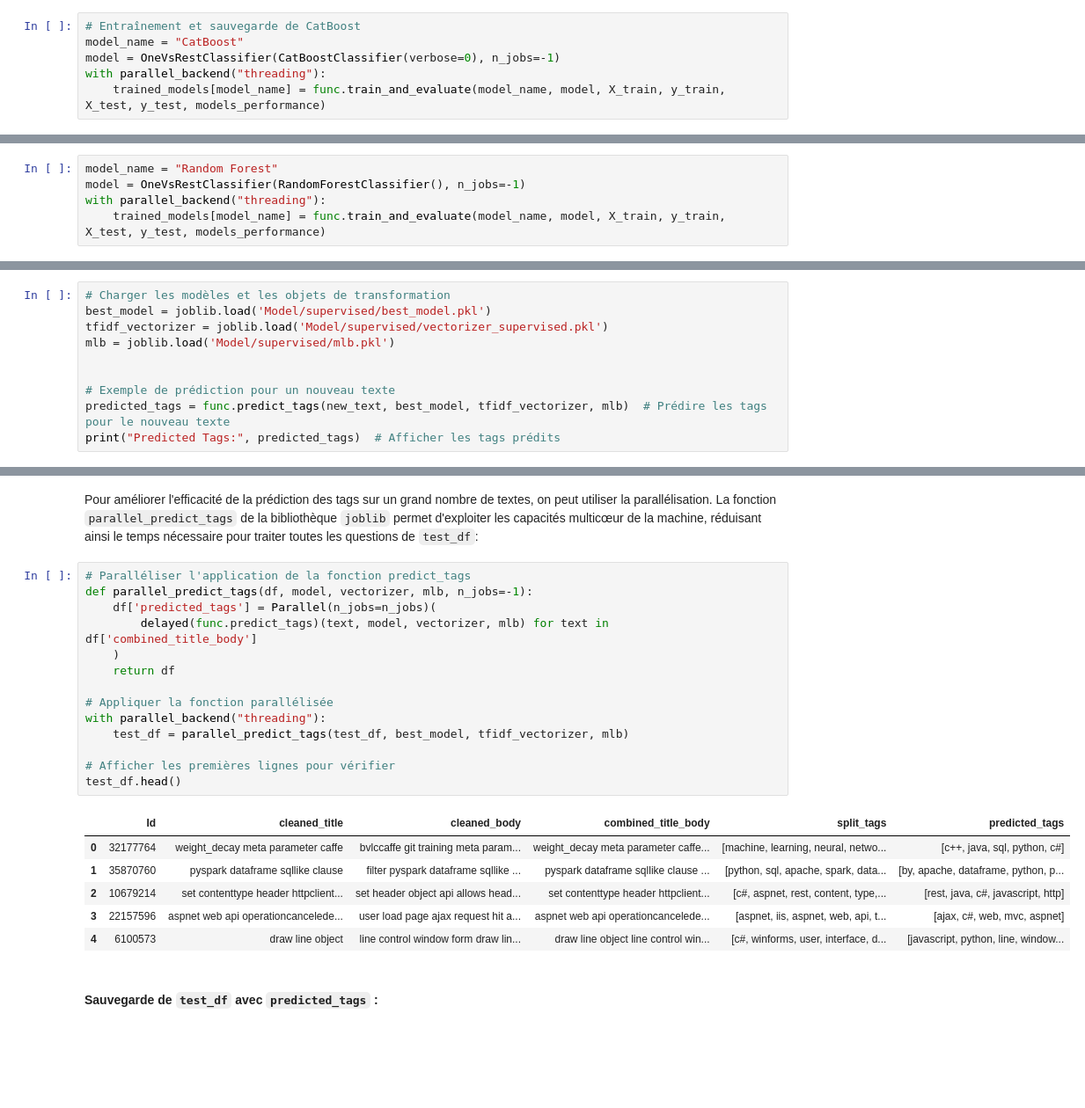
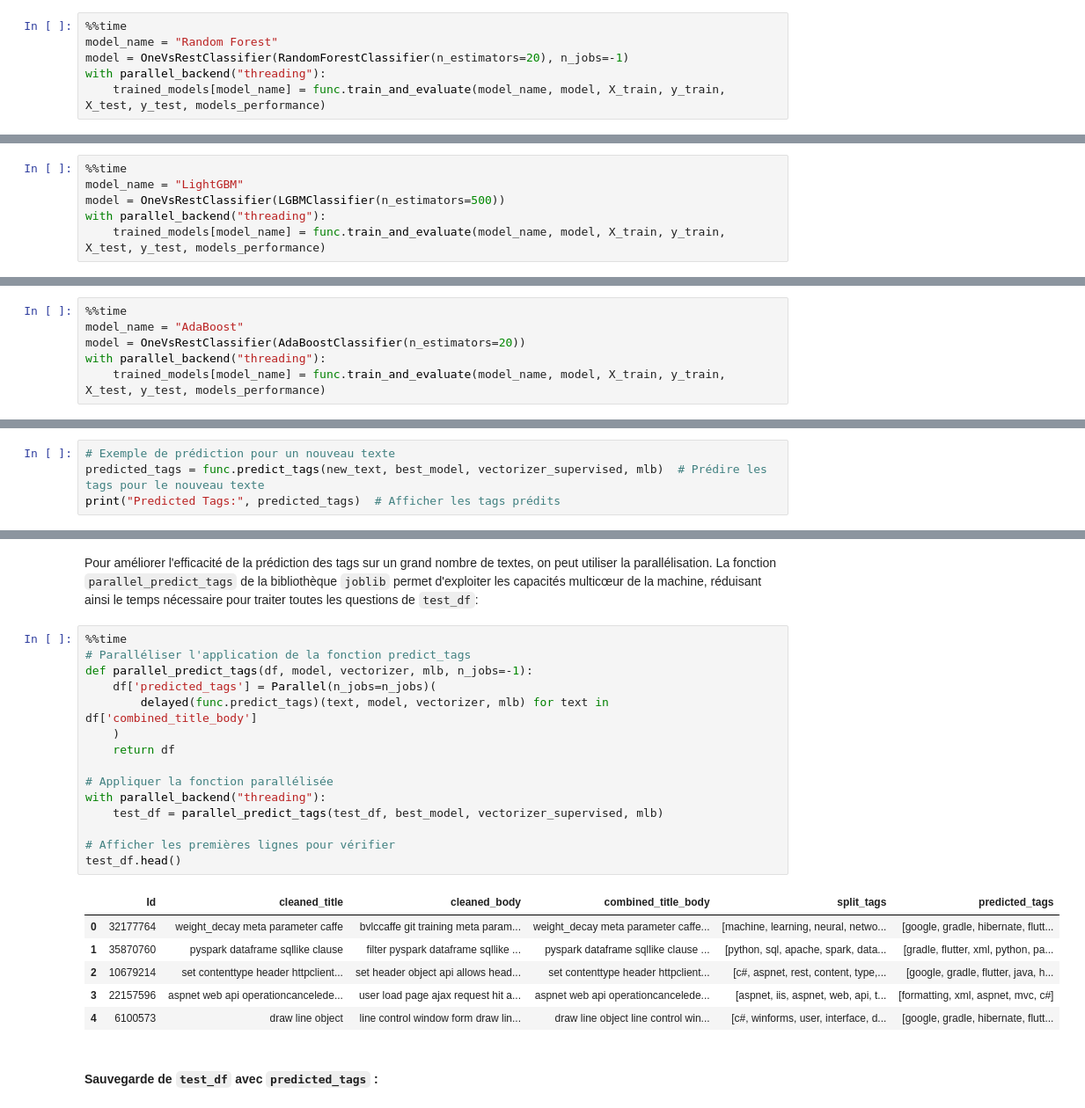
Before and after one commit to Billel-ABBAS/Categorisez-automatiquement-des-questions, a Jupyter notebook: Abbas_Billel_4_notebook_approche_supervisée_072024.ipynb, the cells around one changed output, grey strips where cells are left out. Shown at 88% size. Drawn from its saved outputs; the diff is of its cells as text; blank space fills up the shorter version.

```diff
--- a/Abbas_Billel_4_notebook_approche_supervisée_072024.ipynb
+++ b/Abbas_Billel_4_notebook_approche_supervisée_072024.ipynb
@@ -319,7 +306,7 @@ Support Vector Machine saved to Model/supervised/support_vector_machine.pkl
 # %%
-# Entraînement et sauvegarde de CatBoost
-model_name = "CatBoost"
-model = OneVsRestClassifier(CatBoostClassifier(verbose=0), n_jobs=-1)
+%%time
+model_name = "Random Forest"
+model = OneVsRestClassifier(RandomForestClassifier(n_estimators=20), n_jobs=-1)
 with parallel_backend("threading"):
     trained_models[model_name] = func.train_and_evaluate(model_name, model, X_train, y_train, X_test, y_test, models_performance)
 # %% [output]
@@ -332,6 +318,7 @@ CatBoost saved to Model/supervised/catboost.pkl
 # %%
-model_name = "Random Forest"
-model = OneVsRestClassifier(RandomForestClassifier(), n_jobs=-1)
+%%time
+model_name = "LightGBM"
+model = OneVsRestClassifier(LGBMClassifier(n_estimators=500))
 with parallel_backend("threading"):
     trained_models[model_name] = func.train_and_evaluate(model_name, model, X_train, y_train, X_test, y_test, models_performance)
 # %% [output]
@@ -341,0 +330,6 @@ Random Forest saved to Model/supervised/random_forest.pkl
+# %%
+%%time
+model_name = "AdaBoost"
+model = OneVsRestClassifier(AdaBoostClassifier(n_estimators=20))
+with parallel_backend("threading"):
+    trained_models[model_name] = func.train_and_evaluate(model_name, model, X_train, y_train, X_test, y_test, models_performance)
@@ -388,13 +387,7 @@ On fait le test avec un seul exemple de la fonction predict_tags :
 # %%
 new_text = train_df['combined_title_body'][4]  # Utiliser le quatrième texte du DataFrame train_df comme exemple
 # %%
-# Charger les modèles et les objets de transformation
-best_model = joblib.load('Model/supervised/best_model.pkl')
-tfidf_vectorizer = joblib.load('Model/supervised/vectorizer_supervised.pkl')
-mlb = joblib.load('Model/supervised/mlb.pkl')
-
-
 # Exemple de prédiction pour un nouveau texte
-predicted_tags = func.predict_tags(new_text, best_model, tfidf_vectorizer, mlb)  # Prédire les tags pour le nouveau texte
+predicted_tags = func.predict_tags(new_text, best_model, vectorizer_supervised, mlb)  # Prédire les tags pour le nouveau texte
 print("Predicted Tags:", predicted_tags)  # Afficher les tags prédits
 # %% [output]
@@ -408,26 +397,27 @@ Predicted Tags: ['c#', 'design', 'sql', 'database', 'key']
 # %% [markdown]
 Pour améliorer l'efficacité de la prédiction des tags sur un grand nombre de textes, on peut utiliser la parallélisation. La fonction `parallel_predict_tags` de la bibliothèque `joblib` permet d'exploiter les capacités multicœur de la machine, réduisant ainsi le temps nécessaire pour traiter toutes les questions de `test_df`:
 # %%
+%%time
 # Paralléliser l'application de la fonction predict_tags
 def parallel_predict_tags(df, model, vectorizer, mlb, n_jobs=-1):
     df['predicted_tags'] = Parallel(n_jobs=n_jobs)(
         delayed(func.predict_tags)(text, model, vectorizer, mlb) for text in df['combined_title_body']
     )
     return df
 
 # Appliquer la fonction parallélisée
 with parallel_backend("threading"):
-    test_df = parallel_predict_tags(test_df, best_model, tfidf_vectorizer, mlb)
+    test_df = parallel_predict_tags(test_df, best_model, vectorizer_supervised, mlb)
 
 # Afficher les premières lignes pour vérifier
 test_df.head()
 # %% [output]
 |  | Id | cleaned_title | cleaned_body | combined_title_body | split_tags | predicted_tags |
-| 0 | 32177764 | weight_decay meta parameter caffe | bvlccaffe git training meta param... | weight_decay meta parameter caffe... | [machine, learning, neural, netwo... | [c++, java, sql, python, c#] |
-| 1 | 35870760 | pyspark dataframe sqllike clause | filter pyspark dataframe sqllike ... | pyspark dataframe sqllike clause ... | [python, sql, apache, spark, data... | [by, apache, dataframe, python, p... |
-| 2 | 10679214 | set contenttype header httpclient... | set header object api allows head... | set contenttype header httpclient... | [c#, aspnet, rest, content, type,... | [rest, java, c#, javascript, http] |
-| 3 | 22157596 | aspnet web api operationcancelede... | user load page ajax request hit a... | aspnet web api operationcancelede... | [aspnet, iis, aspnet, web, api, t... | [ajax, c#, web, mvc, aspnet] |
-| 4 | 6100573 | draw line object | line control window form draw lin... | draw line object line control win... | [c#, winforms, user, interface, d... | [javascript, python, line, window... |
+| 0 | 32177764 | weight_decay meta parameter caffe | bvlccaffe git training meta param... | weight_decay meta parameter caffe... | [machine, learning, neural, netwo... | [google, gradle, hibernate, flutt... |
+| 1 | 35870760 | pyspark dataframe sqllike clause | filter pyspark dataframe sqllike ... | pyspark dataframe sqllike clause ... | [python, sql, apache, spark, data... | [gradle, flutter, xml, python, pa... |
+| 2 | 10679214 | set contenttype header httpclient... | set header object api allows head... | set contenttype header httpclient... | [c#, aspnet, rest, content, type,... | [google, gradle, flutter, java, h... |
+| 3 | 22157596 | aspnet web api operationcancelede... | user load page ajax request hit a... | aspnet web api operationcancelede... | [aspnet, iis, aspnet, web, api, t... | [formatting, xml, aspnet, mvc, c#] |
+| 4 | 6100573 | draw line object | line control window form draw lin... | draw line object line control win... | [c#, winforms, user, interface, d... | [google, gradle, hibernate, flutt... |
 # %% [markdown]
 #### Sauvegarde de `test_df` avec `predicted_tags` :
 # %%
```
Also changed, not shown: parts of 29 cells of this notebook, 8 other files.
